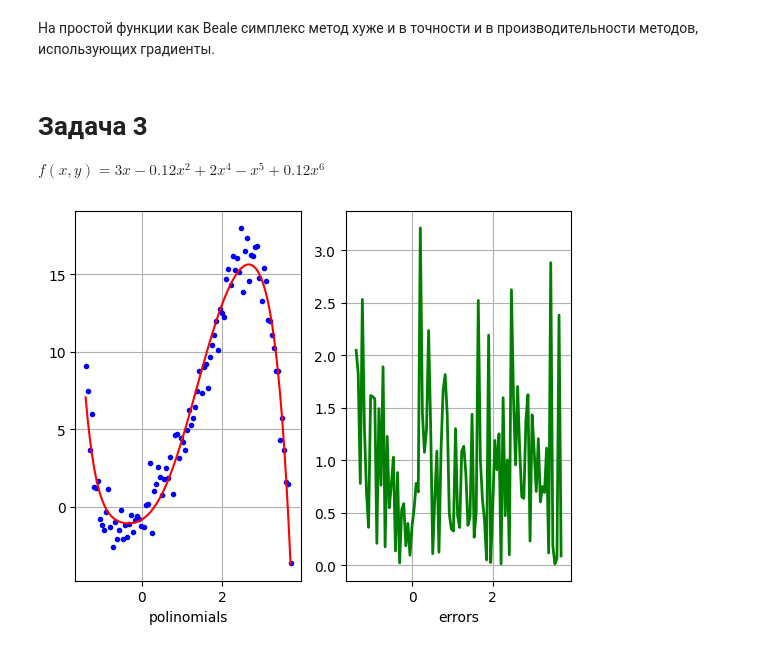
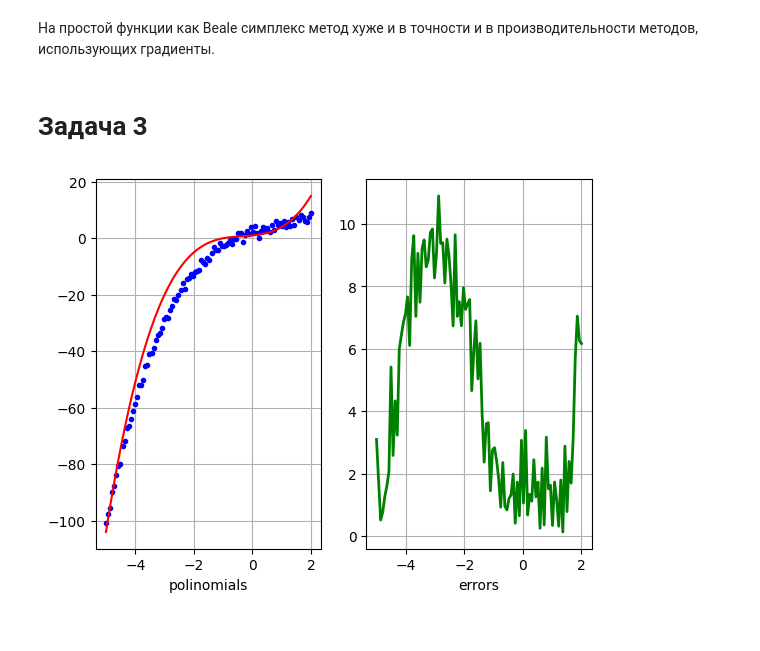
Before and after one commit to VasilyMarkov/Statistical-methods, a Jupyter notebook: 6_Markov.ipynb, the cells around one changed output. Saved outputs shown, nothing was run; the diff lists cells and outputs as text; code cells hidden in the pictures.

```diff
--- a/6_Markov.ipynb
+++ b/6_Markov.ipynb
@@ -128,39 +128,43 @@ Optimization terminated successfully.
 На простой функции как Beale симплекс метод хуже и в точности и в производительности методов, использующих градиенты.
 # %% [markdown]
 # Задача 3
-\\(f(x,y) = 3x-0.12x^2+2x^4-x^5+0.12x^6\\)
 # %%
 import matplotlib.pyplot as plt
 import numpy as np
-
-def noisy_signal(signal):
-    return np.random.normal(0, 1, n) + signal
+import math
+from scipy.optimize import minimize
+%matplotlib inline
 
 n = 100
-x = np.linspace(-1.4, 3.7, n)
-A = np.vstack([np.power(x, 7), np.power(x, 6), np.power(x, 5), np.power(x, 3), np.square(x), x, np.ones(len(x)),]).T
+x = np.linspace(-5, 2, n)
 
-f = 3*x-0.12*pow(x, 2)+2*pow(x, 4)-pow(x, 5)+0.12*pow(x, 6)
+params = np.ones(4)
 
-np.random.seed(2)
-function = noisy_signal(f)
-B = function[:, np.newaxis]
-alpha = np.dot((np.dot(np.linalg.inv(np.dot(A.T, A)), A.T)), B)
+y = np.array([0.5*i**3-1*i**2+3*i+2+ np.random.normal(0, 1, 1) for i in x])
 
-fit_polinomial = alpha[0]*pow(x, 7) + alpha[1]*pow(x, 6) + alpha[2]*pow(x, 5) \
-             + alpha[3]*pow(x, 3) + alpha[4]*x**2+alpha[5]*x + alpha[6] # 7-th order polynomial
+def D(theta, x):
+    return theta[0]*x**3+theta[1]*x**2+theta[2]*x+theta[3]
 
-err = np.abs(np.subtract(fit_polinomial, function))
+def f(theta):
+    return np.sum((y - D(theta, x))**2)
+
+res = minimize(f, params, method='Nelder-Mead', options={'xatol': 1e-8, 'disp': False})
+fit = params[0]*x**3+params[1]*x**2+params[2]*x+params[3]
+
+def fit(x, theta):
+    return params[0]*x**3+params[1]*x**2+params[2]*x+params[3]
+
+fit = np.array([fit(i, params) for i in x])
+fit = fit[:, np.newaxis]
+err = np.abs(np.subtract(fit, y))
+
 fig, axis = plt.subplots(1, 2)
-axis[0].plot(x, function, 'b.', linewidth=2.0,)
-axis[0].plot(x, fit_polinomial, 'r')
+axis[0].plot(x, y, 'b.', x, fit, 'r')
 axis[0].set_xlabel('polinomials')
 axis[0].grid(True)
 axis[1].plot(x, err, 'g', linewidth=2.0, )
 axis[1].set_xlabel('errors')
 axis[1].grid(True)
 plt.show()
-
-plt.show()
 # %% [output]
-[figure, old version]
+[figure, new version]
```
Also changed, not shown: parts of 1 cell of this notebook.
